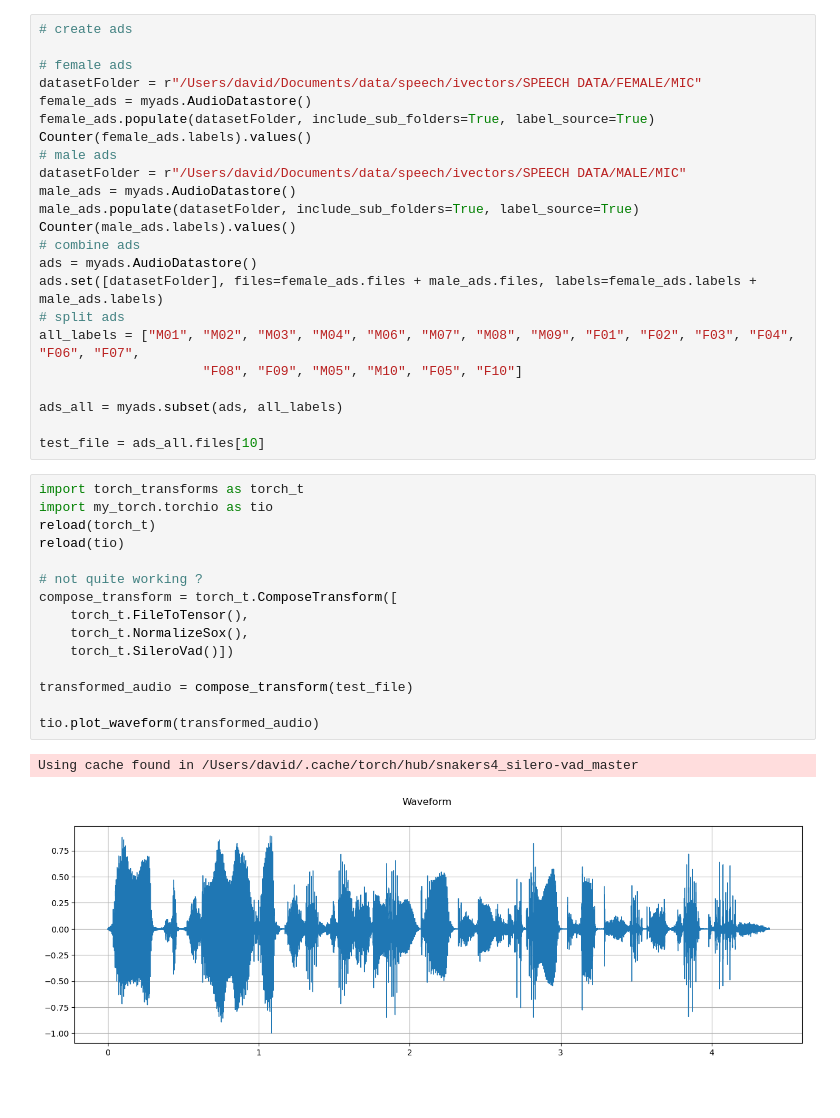
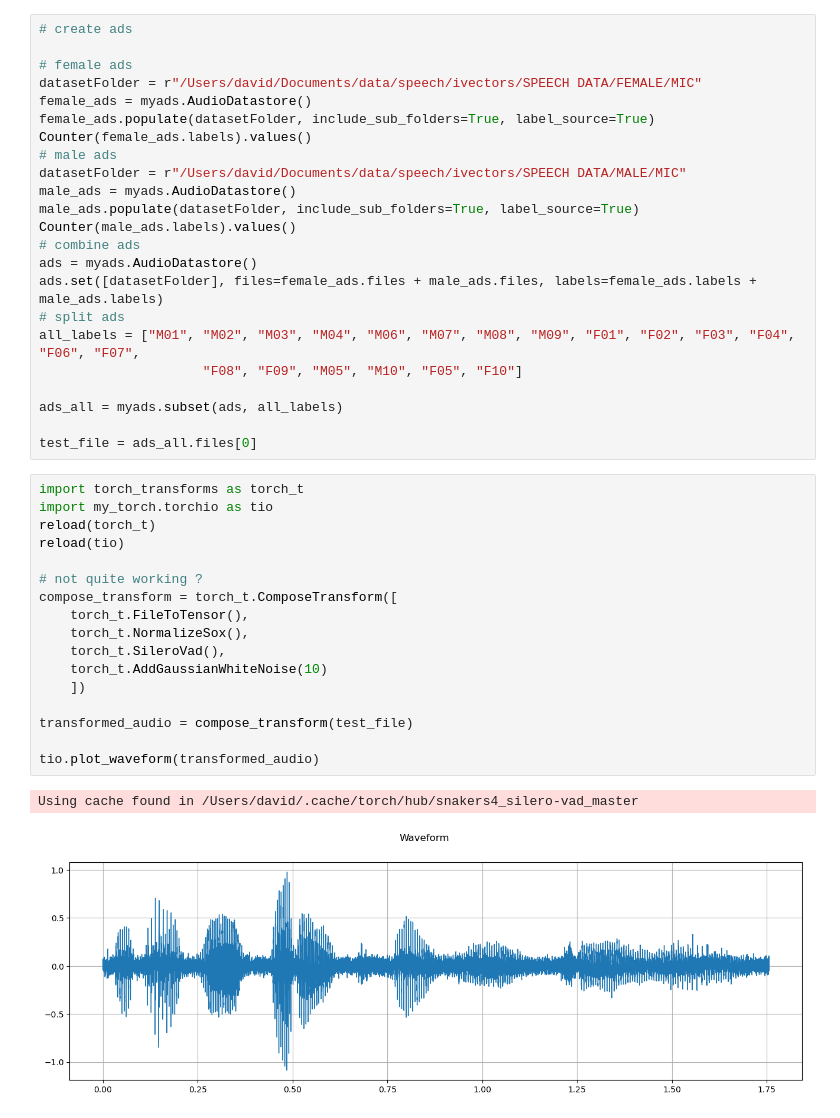
Before and after one commit to Davidjames9610/ubm, a Jupyter notebook: my_torch/tuts2/torch_transforms_demo.ipynb, the cells around one changed output. Saved outputs shown, nothing was run; the diff lists cells and outputs as text; blank space fills up the shorter version.

```diff
--- a/my_torch/tuts2/torch_transforms_demo.ipynb
+++ b/my_torch/tuts2/torch_transforms_demo.ipynb
@@ -44,22 +50,24 @@ all_labels = ["M01", "M02", "M03", "M04", "M06", "M07", "M08", "M09", "F01", "F0
 
 ads_all = myads.subset(ads, all_labels)
 
-test_file = ads_all.files[10]
+test_file = ads_all.files[0]
 # %%
 import torch_transforms as torch_t
 import my_torch.torchio as tio
 reload(torch_t)
 reload(tio)
 
 # not quite working ?
 compose_transform = torch_t.ComposeTransform([
     torch_t.FileToTensor(),
     torch_t.NormalizeSox(),
-    torch_t.SileroVad()])
+    torch_t.SileroVad(),
+    torch_t.AddGaussianWhiteNoise(10)
+    ])
 
 transformed_audio = compose_transform(test_file)
 
 tio.plot_waveform(transformed_audio)
 # %% [output]
 Using cache found in /Users/david/.cache/torch/hub/snakers4_silero-vad_master
-[figure, old version]
+[figure, new version]
```
Also changed, not shown: parts of 10 cells of this notebook, 5 other files.
